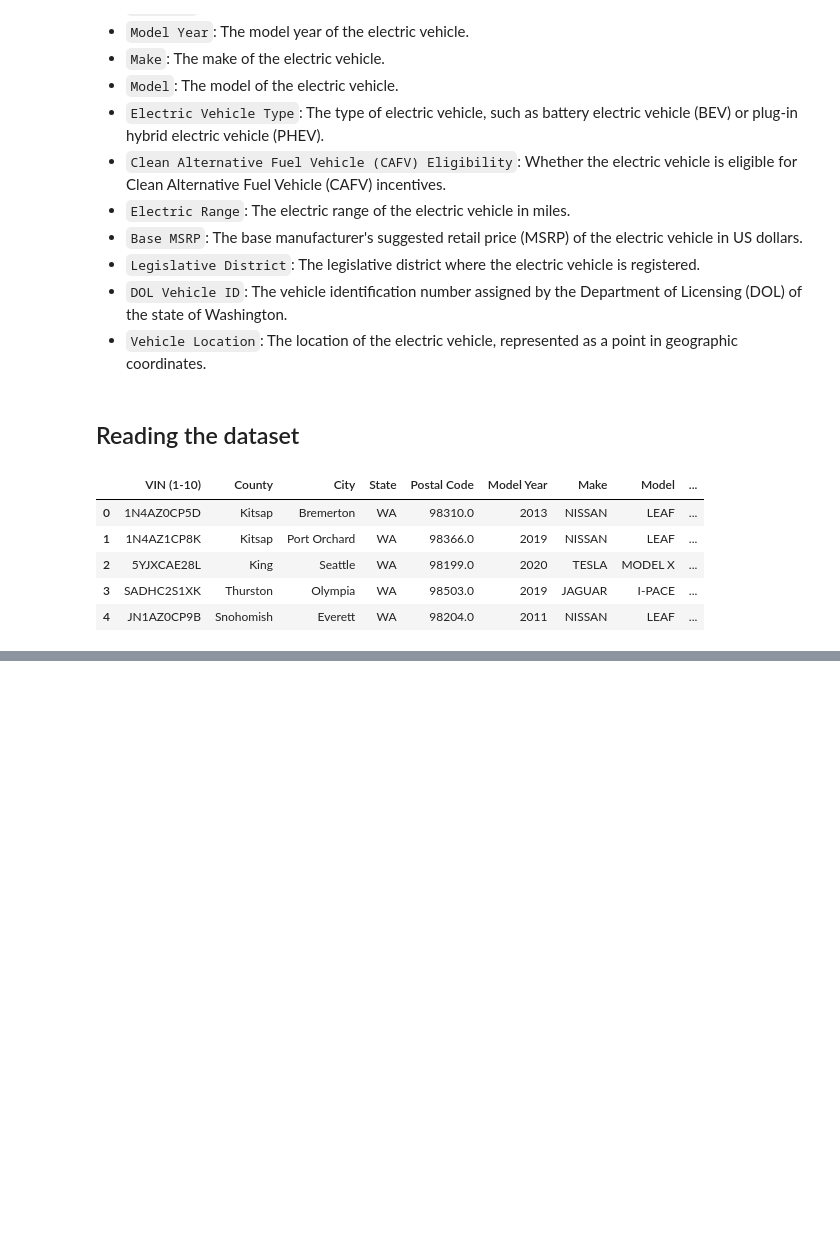
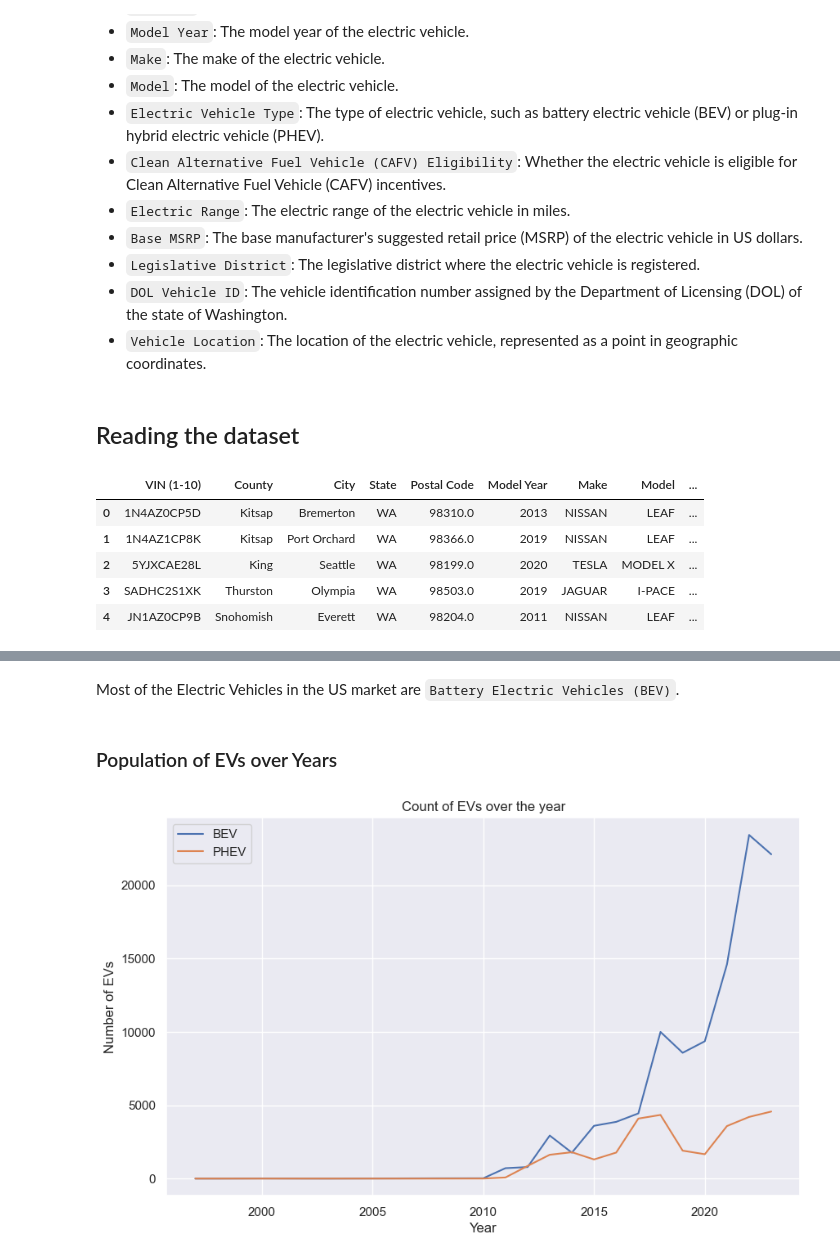
Before and after one commit to KratikMehta/EV-Market-Segmentation-in-India, a Jupyter notebook: Market_Segmentation.ipynb, the cells around one changed output, grey strips where cells are left out. Drawn from its saved outputs; the diff is of its cells as text; code cells hidden in the pictures; blank space fills up the shorter version.

```diff
--- a/Market_Segmentation.ipynb
+++ b/Market_Segmentation.ipynb
@@ -365,0 +436,18 @@ population_df.head()
+# %% [markdown]
+Most of the Electric Vehicles in the US market are `Battery Electric Vehicles (BEV)`.
+# %% [markdown]
+### Population of EVs over Years
+# %%
+yearly_population = pd.crosstab(population_df["Model Year"], population_df["Electric Vehicle Type"]).iloc[:-1, :]
+
+plt.figure(figsize=(10, 6))
+sns.lineplot(x=yearly_population.index, y=yearly_population["Battery Electric Vehicle (BEV)"], label="BEV")
+sns.lineplot(x=yearly_population.index, y=yearly_population["Plug-in Hybrid Electric Vehicle (PHEV)"], label="PHEV")
+
+# Add a title and labels to the axes.
+plt.title("Count of EVs over the year")
+plt.xlabel("Year")
+plt.ylabel("Number of EVs")
+plt.legend();
+# %% [output]
+[figure, added]
```
Also changed, not shown: parts of 23 cells of this notebook, 2 other files.
